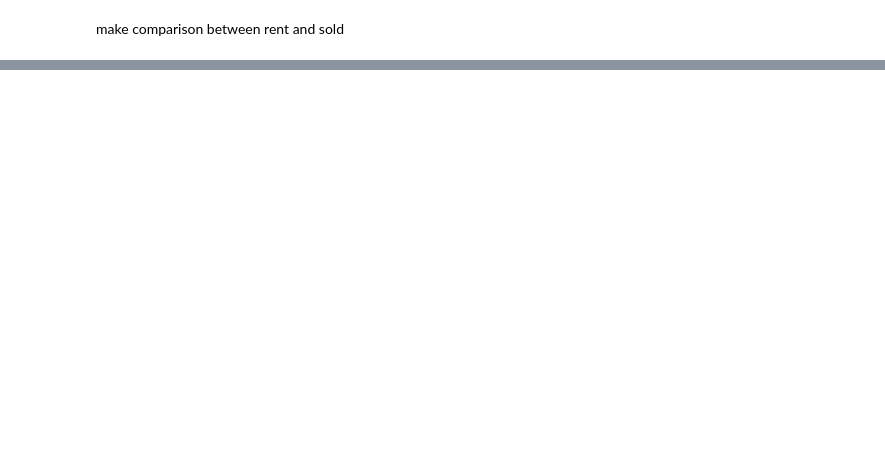
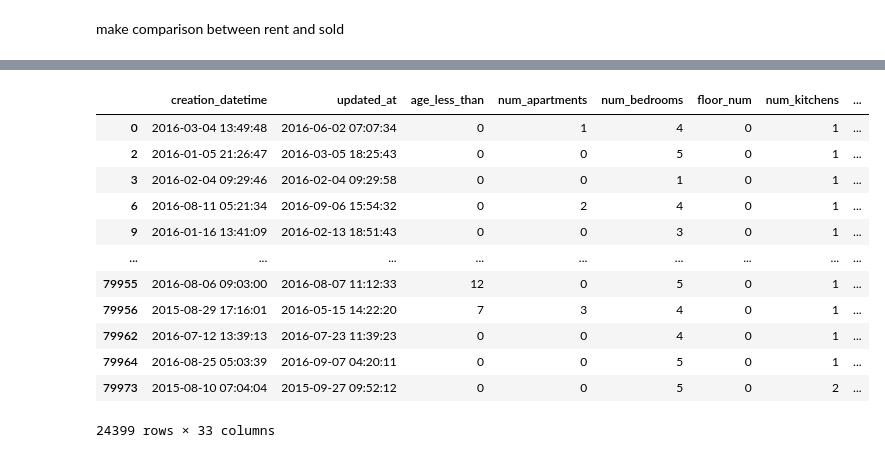
Before and after one commit to Abdulmalik-rebdi/friendly-octo-disco, a Jupyter notebook: main.ipynb, the cells around one changed output, grey strips where cells are left out. Drawn from its saved outputs; the diff is of its cells as text; code cells hidden in the pictures; blank space fills up the shorter version.

```diff
--- a/main.ipynb
+++ b/main.ipynb
@@ -361,0 +360,18 @@ make comparison between rent and sold
+# %%
+Vdfs = Vdf[Vdf['for_rent_or_sale'] == 'للبيع']
+# %%
+Vdfs
+# %% [output]
+|  | creation_datetime | updated_at | age_less_than | num_apartments | num_bedrooms | floor_num | num_kitchens | ... |
+| 0 | 2016-03-04 13:49:48 | 2016-06-02 07:07:34 | 0 | 1 | 4 | 0 | 1 | ... |
+| 2 | 2016-01-05 21:26:47 | 2016-03-05 18:25:43 | 0 | 0 | 5 | 0 | 1 | ... |
+| 3 | 2016-02-04 09:29:46 | 2016-02-04 09:29:58 | 0 | 0 | 1 | 0 | 1 | ... |
+| 6 | 2016-08-11 05:21:34 | 2016-09-06 15:54:32 | 0 | 2 | 4 | 0 | 1 | ... |
+| 9 | 2016-01-16 13:41:09 | 2016-02-13 18:51:43 | 0 | 0 | 3 | 0 | 1 | ... |
+| ... | ... | ... | ... | ... | ... | ... | ... | ... |
+| 79955 | 2016-08-06 09:03:00 | 2016-08-07 11:12:33 | 12 | 0 | 5 | 0 | 1 | ... |
+| 79956 | 2015-08-29 17:16:01 | 2016-05-15 14:22:20 | 7 | 3 | 4 | 0 | 1 | ... |
+| 79962 | 2016-07-12 13:39:13 | 2016-07-23 11:39:23 | 0 | 0 | 4 | 0 | 1 | ... |
+| 79964 | 2016-08-25 05:03:39 | 2016-09-07 04:20:11 | 0 | 0 | 5 | 0 | 1 | ... |
+| 79973 | 2015-08-10 07:04:04 | 2015-09-27 09:52:12 | 0 | 0 | 5 | 0 | 2 | ... |
+24399 rows × 33 columns
```
Also changed, not shown: parts of 29 cells of this notebook.
